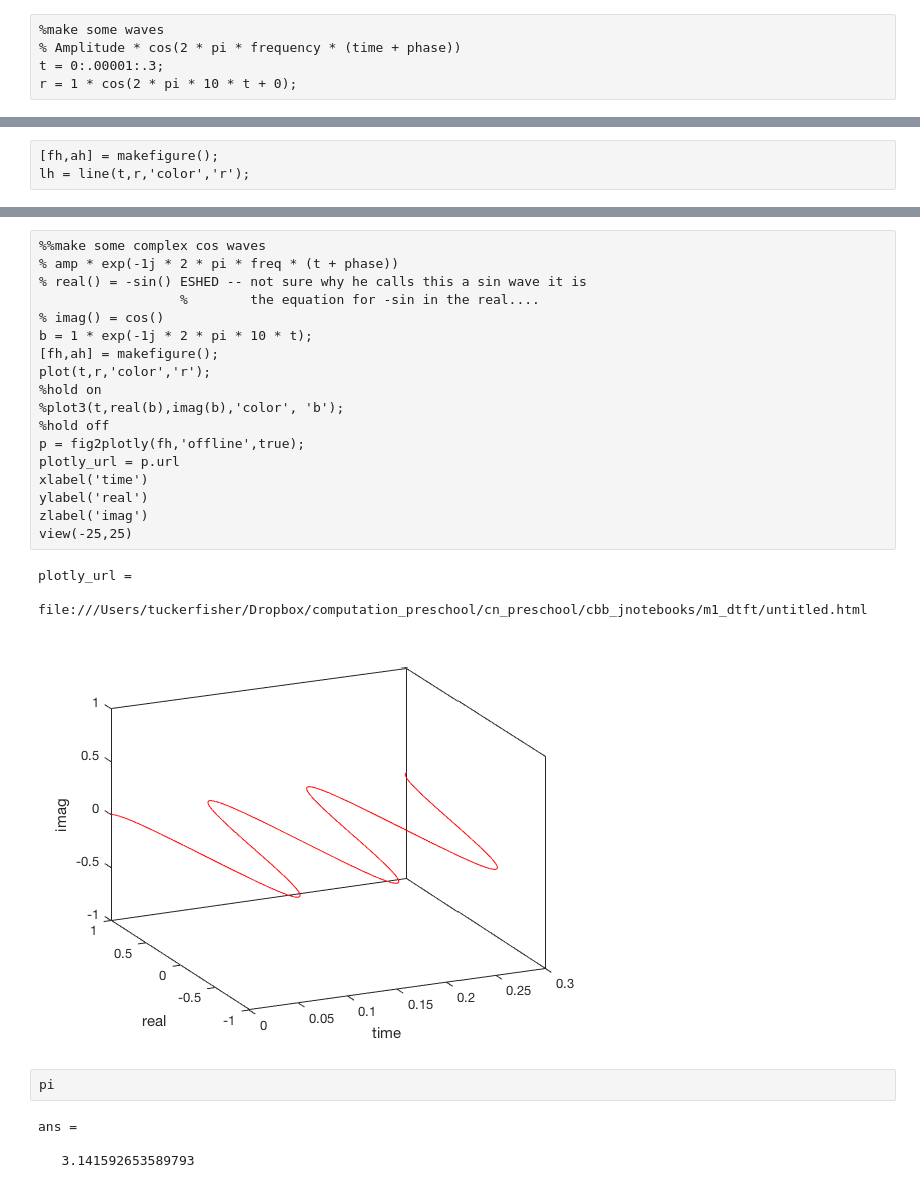
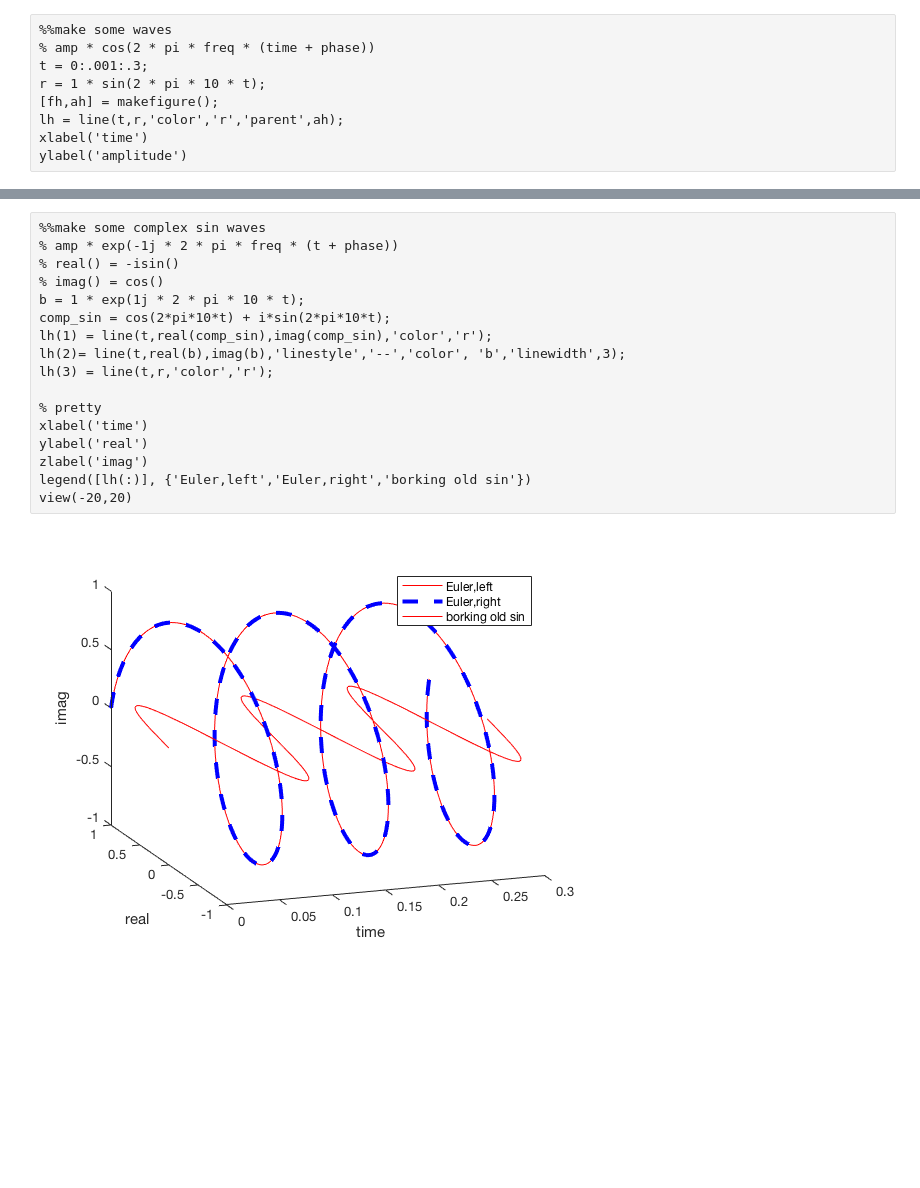
Before and after one commit to eshedmargalit/cn_preschool, a Jupyter notebook: cbb_jnotebooks/m1_dtft/discrete_time_fourier_transform.ipynb, the cells around one changed output, grey strips where cells are left out. Cells and saved outputs as stored; diff of their text form; blank space fills up the shorter version.

Commit message:
dtft files match now

```diff
--- a/cbb_jnotebooks/m1_dtft/discrete_time_fourier_transform.ipynb
+++ b/cbb_jnotebooks/m1_dtft/discrete_time_fourier_transform.ipynb
@@ -10,5 +1,9 @@ using the 'offline' flag of fig2plotly as follows:
 # %%
-%make some waves
-% Amplitude * cos(2 * pi * frequency * (time + phase))
-t = 0:.00001:.3;
-r = 1 * cos(2 * pi * 10 * t + 0);
+%%make some waves
+% amp * cos(2 * pi * freq * (time + phase))
+t = 0:.001:.3;
+r = 1 * sin(2 * pi * 10 * t);
+[fh,ah] = makefigure();
+lh = line(t,r,'color','r','parent',ah);
+xlabel('time')
+ylabel('amplitude')
@@ -15,3 +11,0 @@ r = 1 * cos(2 * pi * 10 * t + 0);
-# %%
-[fh,ah] = makefigure();
-lh = line(t,r,'color','r');
@@ -20,29 +12,19 @@ lh = line(t,r,'color','r');
 # %%
-%%make some complex cos waves
+%%make some complex sin waves
 % amp * exp(-1j * 2 * pi * freq * (t + phase))
-% real() = -sin() ESHED -- not sure why he calls this a sin wave it is
-                  %        the equation for -sin in the real....
+% real() = -isin()
 % imag() = cos()
-b = 1 * exp(-1j * 2 * pi * 10 * t);
-[fh,ah] = makefigure();
-plot(t,r,'color','r');
-%hold on
-%plot3(t,real(b),imag(b),'color', 'b');
-%hold off
-p = fig2plotly(fh,'offline',true);
-plotly_url = p.url
+b = 1 * exp(1j * 2 * pi * 10 * t);
+comp_sin = cos(2*pi*10*t) + i*sin(2*pi*10*t);
+lh(1) = line(t,real(comp_sin),imag(comp_sin),'color','r');
+lh(2)= line(t,real(b),imag(b),'linestyle','--','color', 'b','linewidth',3);
+lh(3) = line(t,r,'color','r');
+
+% pretty
 xlabel('time')
 ylabel('real')
 zlabel('imag')
-view(-25,25)
+legend([lh(:)], {'Euler,left','Euler,right','borking old sin'})
+view(-20,20)
 # %% [output]
-plotly_url =
-
-file:///Users/tuckerfisher/Dropbox/computation_preschool/cn_preschool/cbb_jnotebooks/m1_dtft/untitled.html
-[figure, old version]
+[figure, new version]
-# %%
-pi
-# %% [output]
-ans =
-
-   3.141592653589793
```
Also changed, not shown: parts of 7 cells of this notebook, 1 other file.
